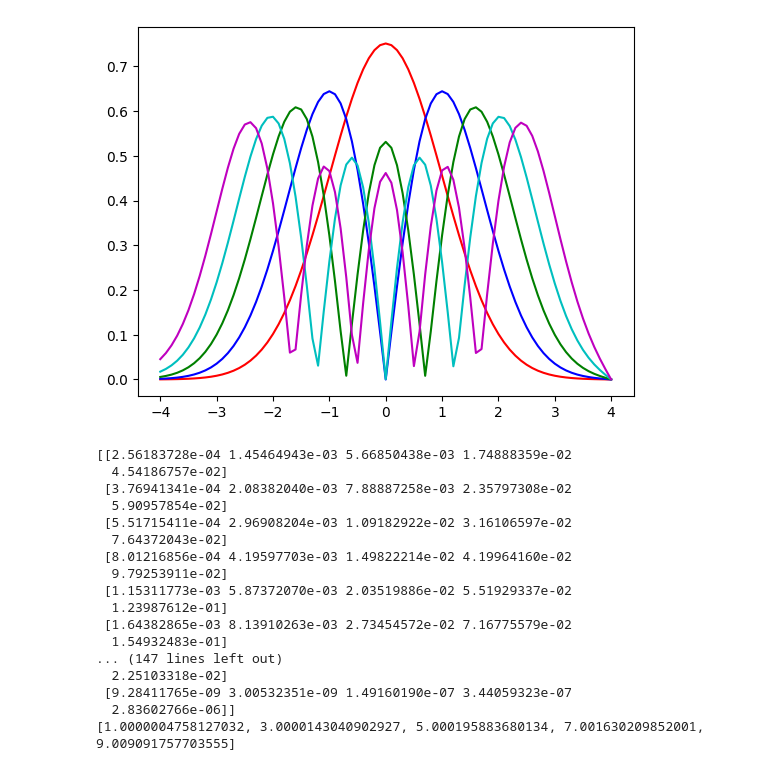
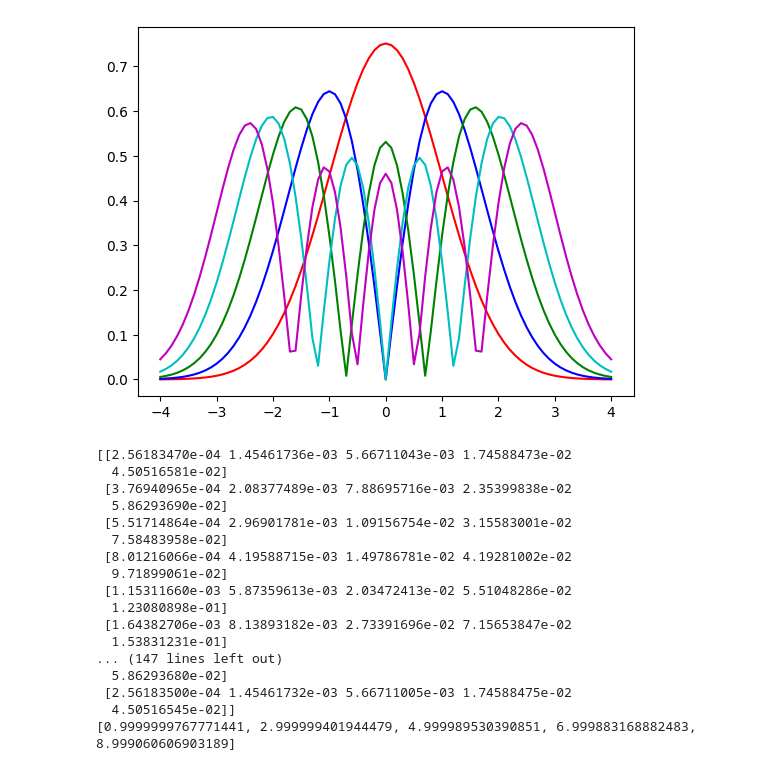
Before and after one commit to JeremYP53/AMATH-481, a Jupyter notebook: HW2_jeremy.ipynb, the cells around one changed output. Saved outputs shown, nothing was run; the diff lists cells and outputs as text; code cells hidden in the pictures.

```diff
--- a/HW2_jeremy.ipynb
+++ b/HW2_jeremy.ipynb
@@ -14,31 +14,31 @@ def shoot2(y, x, epsilon):
 # %%
 epsilon_list = [0.1]
 epsilon_start = epsilon_list[0]
 eigenfunction_list = []
 for modes in range(1, 6):
     epsilon = epsilon_start
-    depsilon = 0.1
+    depsilon = 0.2
     for _ in range(1000):
         y0 = [A, np.sqrt(L**2 - epsilon)]
         y = odeint(shoot2, y0, xshoot, args=(epsilon,))
-        if abs(y[-1, 0] - 0) < tol:
+        if abs(y[-1, 1] +  np.sqrt(L**2 - epsilon) * y[-1, 0]) < tol:
             epsilon_list.append(epsilon)
             break
-        if (-1) ** (modes + 1) * y[-1, 0] > 0:
+        if (-1) ** (modes + 1) * (y[-1, 1] +  np.sqrt(L**2 - epsilon) * y[-1, 0]) > 0:
             epsilon += depsilon
         else:
             epsilon -= depsilon / 2
             depsilon /= 2
 
     epsilon_start = epsilon + 0.1
 
-    norm = np.trapezoid(abs(y[:, 0]) * abs(y[:, 0]), xshoot)
+    norm = np.trapezoid((y[:, 0]) * (y[:, 0]), xshoot)
     eigenfunction_list.append(abs(y[:, 0]) / np.sqrt(norm))
 
     plt.plot(xshoot, eigenfunction_list[modes - 1], col[modes - 1])
 eigenfunction_matrix = np.column_stack(eigenfunction_list)
 # %% [output]
-[figure, old version]
+[figure, new version]
 # %%
 A1 = eigenfunction_matrix
 A2 = epsilon_list[-5:]
@@ -46,20 +46,20 @@ A2 = epsilon_list[-5:]
 print(A1)
 print(A2)
 # %% [output]
-[[2.56183728e-04 1.45464943e-03 5.66850438e-03 1.74888359e-02
-  4.54186757e-02]
- [3.76941341e-04 2.08382040e-03 7.88887258e-03 2.35797308e-02
-  5.90957854e-02]
- [5.51715411e-04 2.96908204e-03 1.09182922e-02 3.16106597e-02
-  7.64372043e-02]
- [8.01216856e-04 4.19597703e-03 1.49822214e-02 4.19964160e-02
-  9.79253911e-02]
- [1.15311773e-03 5.87372070e-03 2.03519886e-02 5.51929337e-02
-  1.23987612e-01]
- [1.64382865e-03 8.13910263e-03 2.73454572e-02 7.16775579e-02
-  1.54932483e-01]
+[[2.56183470e-04 1.45461736e-03 5.66711043e-03 1.74588473e-02
+  4.50516581e-02]
+ [3.76940965e-04 2.08377489e-03 7.88695716e-03 2.35399838e-02
+  5.86293690e-02]
+ [5.51714864e-04 2.96901781e-03 1.09156754e-02 3.15583001e-02
+  7.58483958e-02]
+ [8.01216066e-04 4.19588715e-03 1.49786781e-02 4.19281002e-02
+  9.71899061e-02]
+ [1.15311660e-03 5.87359613e-03 2.03472413e-02 5.51048286e-02
+  1.23080898e-01]
+ [1.64382706e-03 8.13893182e-03 2.73391696e-02 7.15653847e-02
+  1.53831231e-01]
 ... (147 lines left out)
-  2.25103318e-02]
- [9.28411765e-09 3.00532351e-09 1.49160190e-07 3.44059323e-07
-  2.83602766e-06]]
-[1.0000004758127032, 3.0000143040902927, 5.000195883680134, 7.001630209852001, 9.009091757703555]
+  5.86293680e-02]
+ [2.56183500e-04 1.45461732e-03 5.66711005e-03 1.74588475e-02
+  4.50516545e-02]]
+[0.9999999767771441, 2.999999401944479, 4.999989530390851, 6.999883168882483, 8.999060606903189]
```
